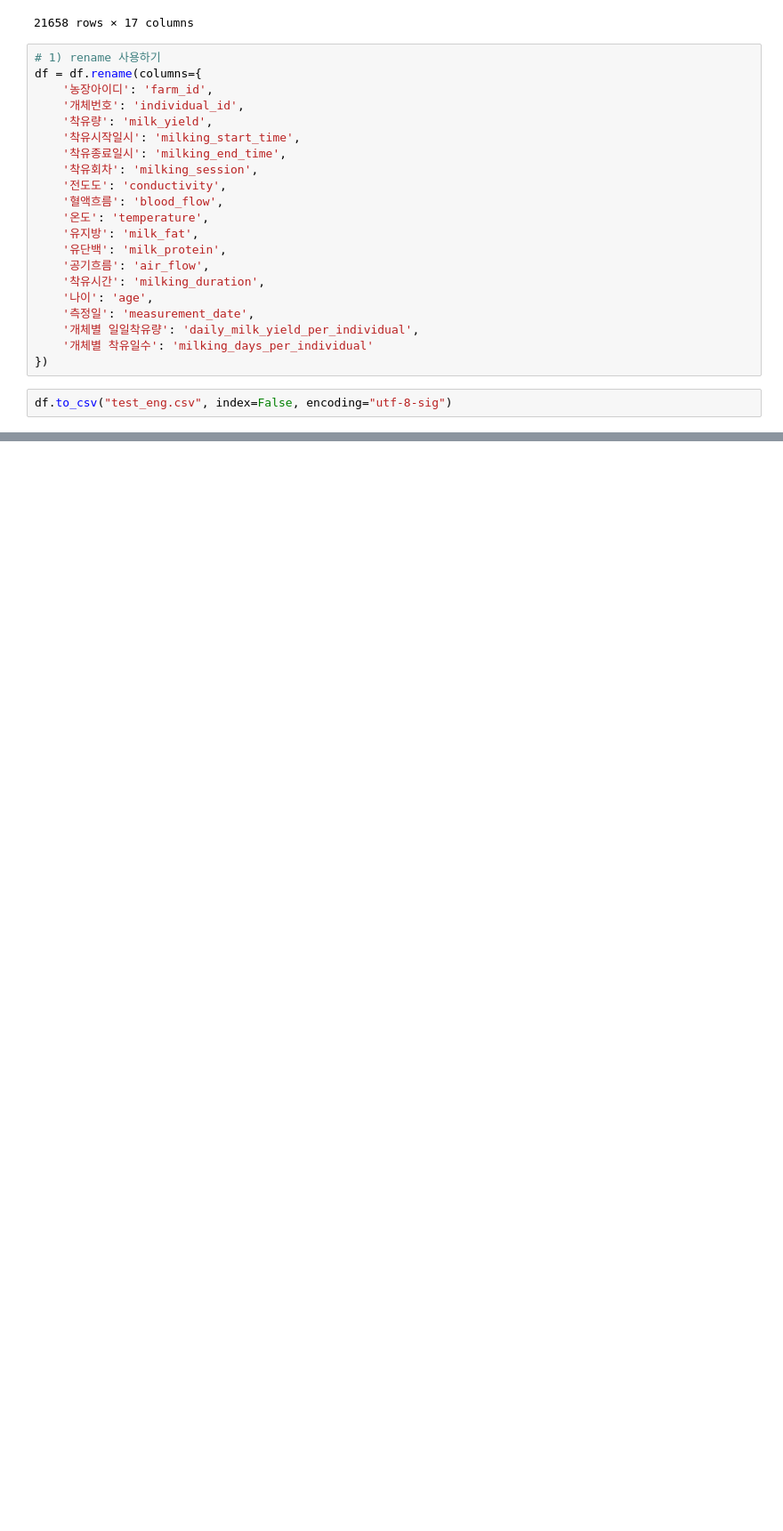
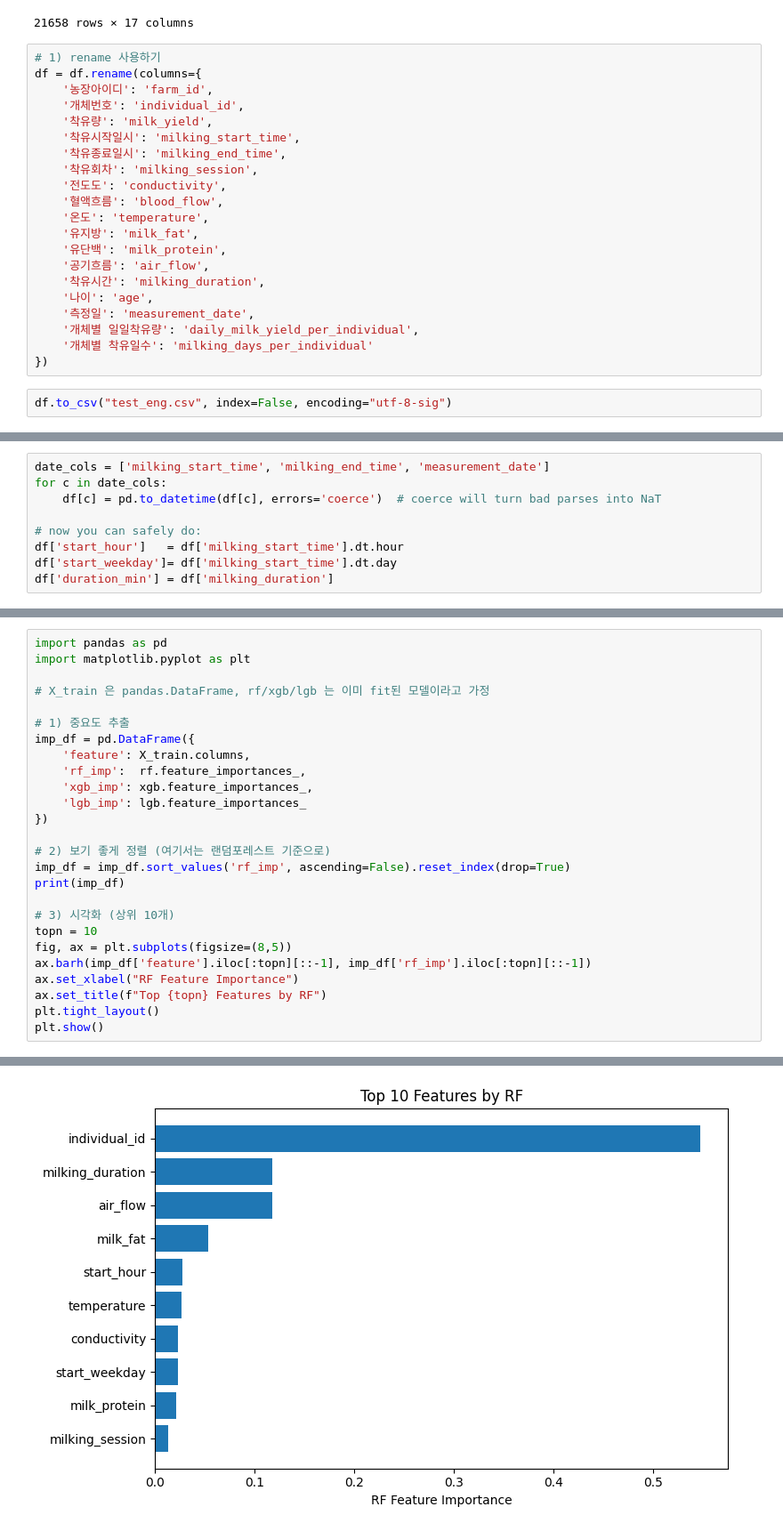
Before and after one commit to jiwon512/practical_project, a Jupyter notebook: jiwon/model.ipynb, the cells around one changed output, grey strips where cells are left out. Shown at 89% size. Drawn from its saved outputs; the diff is of its cells as text; blank space fills up the shorter version.

```diff
--- a/jiwon/model.ipynb
+++ b/jiwon/model.ipynb
@@ -43,0 +60,9 @@ df.to_csv("test_eng.csv", index=False, encoding="utf-8-sig")
+# %%
+date_cols = ['milking_start_time', 'milking_end_time', 'measurement_date']
+for c in date_cols:
+    df[c] = pd.to_datetime(df[c], errors='coerce')  # coerce will turn bad parses into NaT
+
+# now you can safely do:
+df['start_hour']   = df['milking_start_time'].dt.hour
+df['start_weekday']= df['milking_start_time'].dt.day
+df['duration_min'] = df['milking_duration']
@@ -43,0 +162,27 @@ df.to_csv("test_eng.csv", index=False, encoding="utf-8-sig")
+# %%
+import pandas as pd
+import matplotlib.pyplot as plt
+
+# X_train 은 pandas.DataFrame, rf/xgb/lgb 는 이미 fit된 모델이라고 가정
+
+# 1) 중요도 추출
+imp_df = pd.DataFrame({
+    'feature': X_train.columns,
+    'rf_imp':  rf.feature_importances_,
+    'xgb_imp': xgb.feature_importances_,
+    'lgb_imp': lgb.feature_importances_
+})
+
+# 2) 보기 좋게 정렬 (여기서는 랜덤포레스트 기준으로)
+imp_df = imp_df.sort_values('rf_imp', ascending=False).reset_index(drop=True)
+print(imp_df)
+
+# 3) 시각화 (상위 10개)
+topn = 10
+fig, ax = plt.subplots(figsize=(8,5))
+ax.barh(imp_df['feature'].iloc[:topn][::-1], imp_df['rf_imp'].iloc[:topn][::-1])
+ax.set_xlabel("RF Feature Importance")
+ax.set_title(f"Top {topn} Features by RF")
+plt.tight_layout()
+plt.show()
+# %% [output]
@@ -43,0 +204 @@ df.to_csv("test_eng.csv", index=False, encoding="utf-8-sig")
+[figure, added]
```
Also changed, not shown: parts of 10 cells of this notebook, 3 other files.
